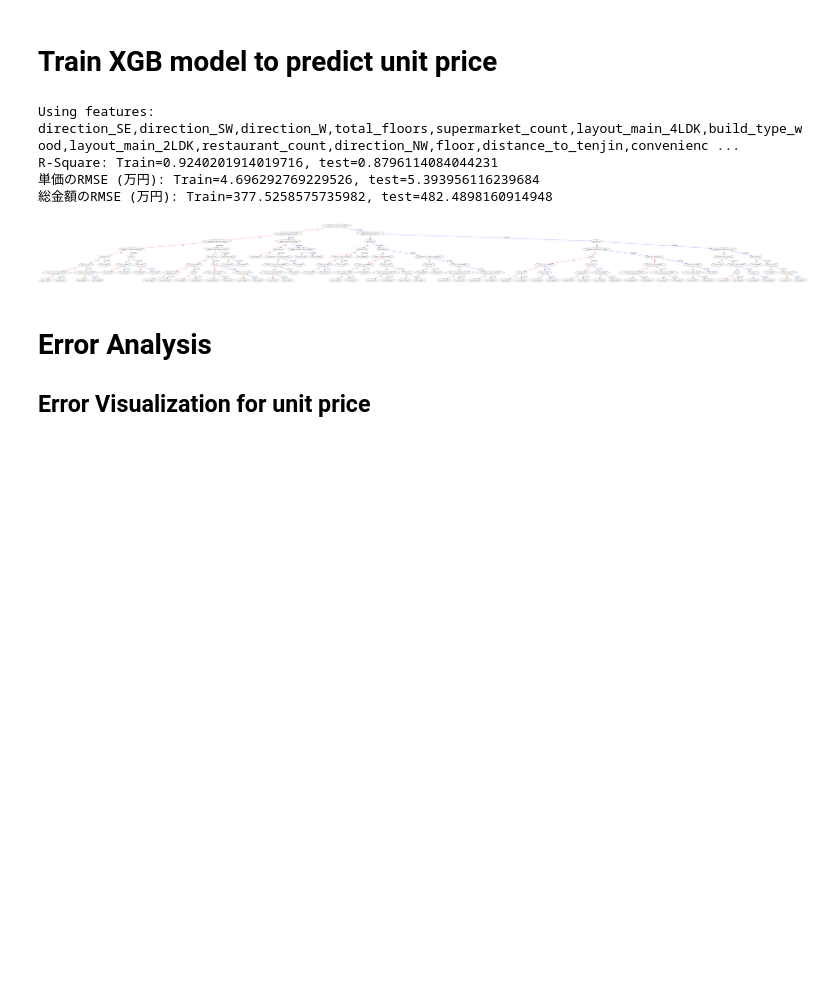
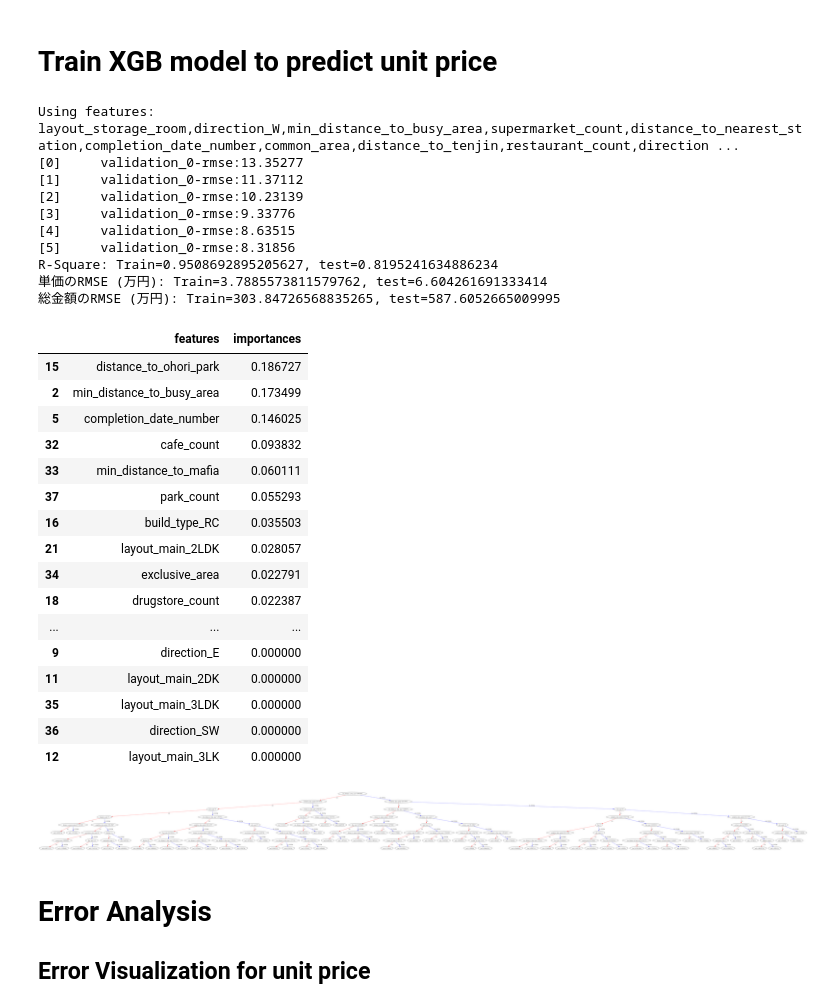
Before and after one commit to TsingJyujing/fudoumyouou, a Jupyter notebook: XGBModel.ipynb, the cells around one changed output. Cells and saved outputs as stored; diff of their text form; code cells hidden in the pictures; blank space fills up the shorter version.

Commit message:
Add validation set to avoid overfitting

```diff
--- a/XGBModel.ipynb
+++ b/XGBModel.ipynb
@@ -68,7 +68,6 @@ df.head().transpose()
 # %% [markdown]
 # Train XGB model to predict unit price
 # %%
-
 from itertools import chain
 
 import pandas as pd
@@ -111,12 +110,18 @@ target = "unit_price"
 
 print("Using features: {} to predict {}".format(",".join(features), target))
 
+test_ratio = 0.1
+val_ratio = 0.1
+random_state = 123
 X_train, X_test, y_train, y_test = train_test_split(
-    df[features], df[target], test_size=0.1, random_state=123
+    df[features], df[target], test_size=test_ratio, random_state=random_state
+)
+X_train, X_val, y_train, y_val = train_test_split(
+    X_train, y_train, test_size=(val_ratio / (1 - test_ratio)), random_state=random_state
 )
 
-model = XGBRegressor(n_estimators=5, max_depth=7, objective="reg:squarederror")
-model.fit(X_train, y_train)
+model = XGBRegressor(n_estimators=6, max_depth=7, objective="reg:squarederror", eval_metric="rmse")
+model.fit(X_train, y_train, eval_set=[(X_val, y_val)], verbose=True)
 print(
     f"R-Square: Train={model.score(X_train, y_train)}, test={model.score(X_test, y_test)}"
 )
@@ -140,10 +145,39 @@ print(f"総金額のRMSE (万円): Train={total_rmse_train}, test={total_rmse_te
 df["unit_price_estimate"] = model.predict(df[features])
 df["price_estimate"] = df["unit_price_estimate"] * df["exclusive_area"]
 # %% [output]
-Using features: direction_SE,direction_SW,direction_W,total_floors,supermarket_count,layout_main_4LDK,build_type_wood,layout_main_2LDK,restaurant_count,direction_NW,floor,distance_to_tenjin,convenienc ...
-R-Square: Train=0.9240201914019716, test=0.8796114084044231
-単価のRMSE (万円): Train=4.696292769229526, test=5.393956116239684
-総金額のRMSE (万円): Train=377.5258575735982, test=482.4898160914948
+Using features: layout_storage_room,direction_W,min_distance_to_busy_area,supermarket_count,distance_to_nearest_station,completion_date_number,common_area,distance_to_tenjin,restaurant_count,direction ...
+[0]     validation_0-rmse:13.35277
+[1]     validation_0-rmse:11.37112
+[2]     validation_0-rmse:10.23139
+[3]     validation_0-rmse:9.33776
+[4]     validation_0-rmse:8.63515
+[5]     validation_0-rmse:8.31856
+R-Square: Train=0.9508692895205627, test=0.8195241634886234
+単価のRMSE (万円): Train=3.7885573811579762, test=6.604261691333414
+総金額のRMSE (万円): Train=303.84726568835265, test=587.6052665009995
+# %%
+pd.DataFrame(
+    zip(features, model.feature_importances_),
+    columns=["features", "importances"],
+).sort_values(by="importances", ascending=False)
+# %% [output]
+|  | features | importances |
+| 15 | distance_to_ohori_park | 0.186727 |
+| 2 | min_distance_to_busy_area | 0.173499 |
+| 5 | completion_date_number | 0.146025 |
+| 32 | cafe_count | 0.093832 |
+| 33 | min_distance_to_mafia | 0.060111 |
+| 37 | park_count | 0.055293 |
+| 16 | build_type_RC | 0.035503 |
+| 21 | layout_main_2LDK | 0.028057 |
+| 34 | exclusive_area | 0.022791 |
+| 18 | drugstore_count | 0.022387 |
+| ... | ... | ... |
+| 9 | direction_E | 0.000000 |
+| 11 | layout_main_2DK | 0.000000 |
+| 35 | layout_main_3LDK | 0.000000 |
+| 36 | direction_SW | 0.000000 |
+| 12 | layout_main_3LK | 0.000000 |
 # %%
 from xgboost import plot_tree
 from matplotlib import pyplot as plt
```
Also changed, not shown: parts of 3 cells of this notebook, 1 other file.
